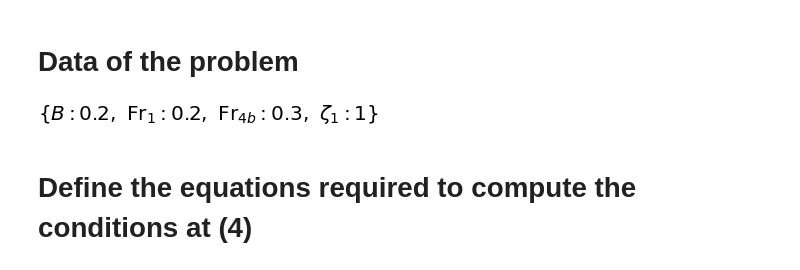
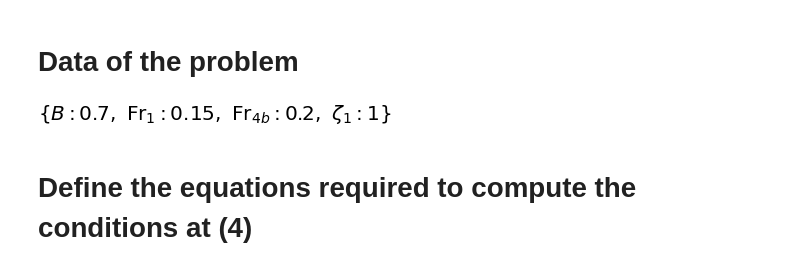
Before and after one commit to Pselae/MCTE_2020_2021, a Jupyter notebook: DiskActuator/Numerical_Computations.ipynb, the cells around one changed output. Saved outputs shown, nothing was run; the diff lists cells and outputs as text; code cells hidden in the pictures.

```diff
--- a/DiskActuator/Numerical_Computations.ipynb
+++ b/DiskActuator/Numerical_Computations.ipynb
@@ -9,7 +9,7 @@ Eq.__getitem__ = lambda self, i: self.args[i]
 # %% [markdown]
 # Define the variables of the problem
 # %%
-ζ1, ζ4, ζ4t, ζ4b, ζ5 = symbols( r"\zeta_1, \zeta_4, \zeta_{4b}, \zeta_{4t}, \zeta_5" )
+ζ1, ζ4, ζ4t, ζ4b, ζ5 = symbols( r"\zeta_1, \zeta_4, \zeta_{4t}, \zeta_{4b}, \zeta_5" )
 # %%
 Fr1, Fr4, Fr4t, Fr4b, Fr5 = symbols( r"\mathrm{Fr}_1, \mathrm{Fr}_4, \mathrm{Fr}_{4t}, \mathrm{Fr}_{4b}, \mathrm{Fr}_5" )
 # %%
@@ -18,10 +18,10 @@ nt = symbols( "n_t")
 # %% [markdown]
 # Data of the problem
 # %%
-data = { B: 0.2, ζ1: 1, Fr1: 0.2, Fr4b: 0.3 }
+data = { B: 0.7, ζ1: 1, Fr1: 0.15, Fr4b: 0.2 }
 data
 # %% [output]
-[figure, old version]
+[figure, new version]
 # %% [markdown]
 # Define the equations required to compute the conditions at (4)
 # %%
```
Also changed, not shown: parts of 18 cells of this notebook.
